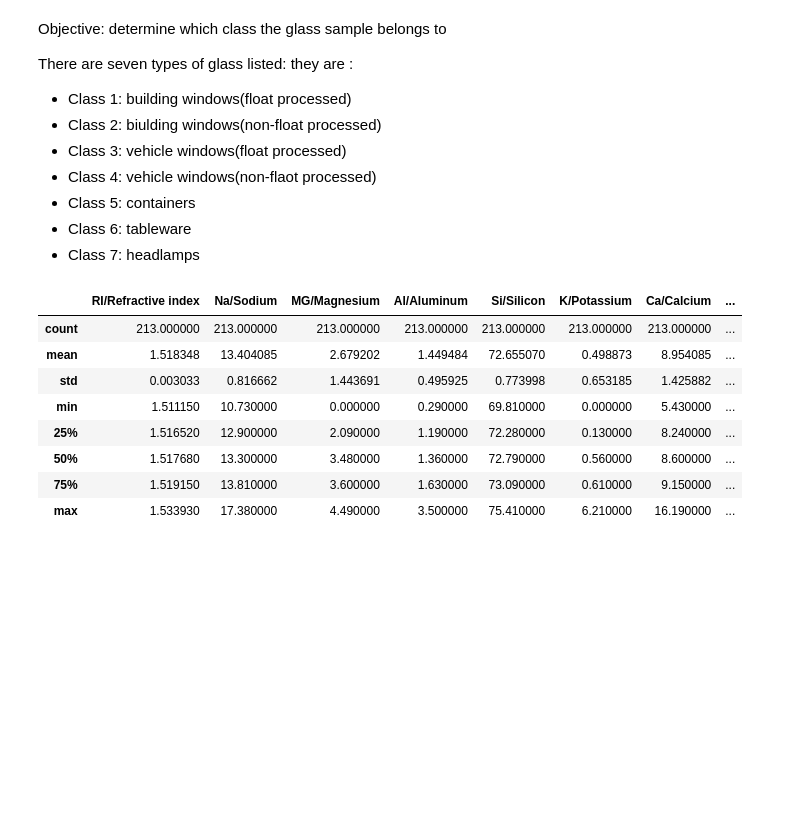
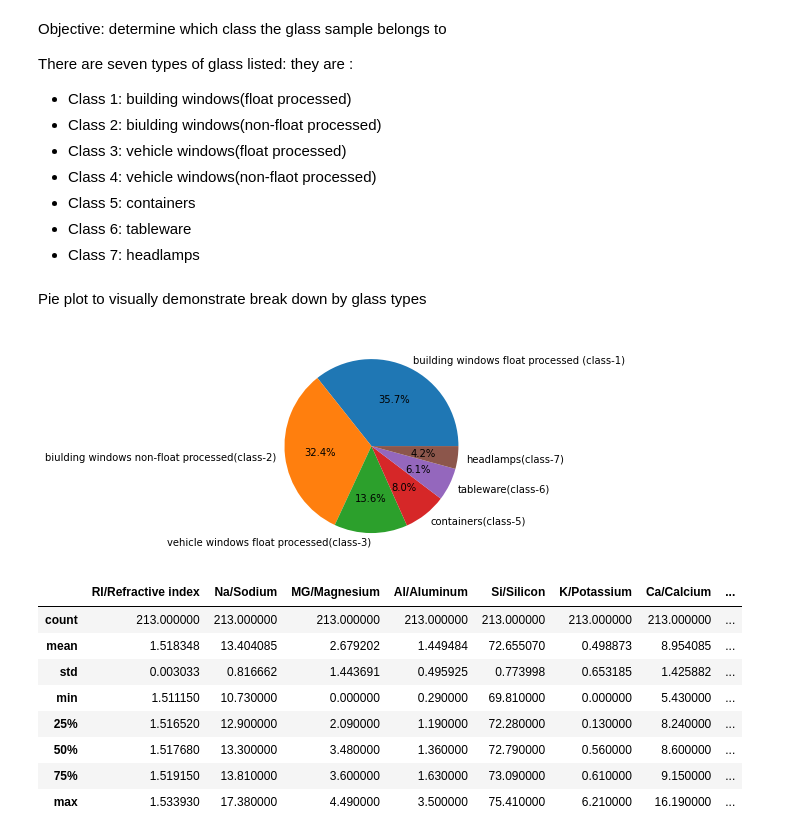
Before and after one commit to madisonmassie/Final_Project, a Jupyter notebook: Final_project_Nasiba.ipynb, the cells around one changed output. Drawn from its saved outputs; the diff is of its cells as text; code cells hidden in the pictures; blank space fills up the shorter version.

```diff
--- a/Final_project_Nasiba.ipynb
+++ b/Final_project_Nasiba.ipynb
@@ -141,6 +142,17 @@ There are seven types of glass listed: they are :
 - Class 5: containers
 - Class 6: tableware
 - Class 7: headlamps
+# %% [markdown]
+Pie plot to visually demonstrate break down by glass types
+# %%
+# pie plot:
+value_type = np.array(df_glass["Type"].value_counts())
+name_type = ["building windows float processed (class-1)","biulding windows non-float processed(class-2)","vehicle windows float processed(class-3)","containers(class-5)","tableware(class-6)","headlamps(class-7)"]
+plt.pie(value_type,labels = name_type, autopct='%1.1f%%')
+plt.legend(title = "Target Variable Distribution")
+plt.show()
+# %% [output]
+[figure, added]
 # %%
 #using describe to understand data better.
 df_glass.describe()
```
Also changed, not shown: parts of 14 cells of this notebook.
